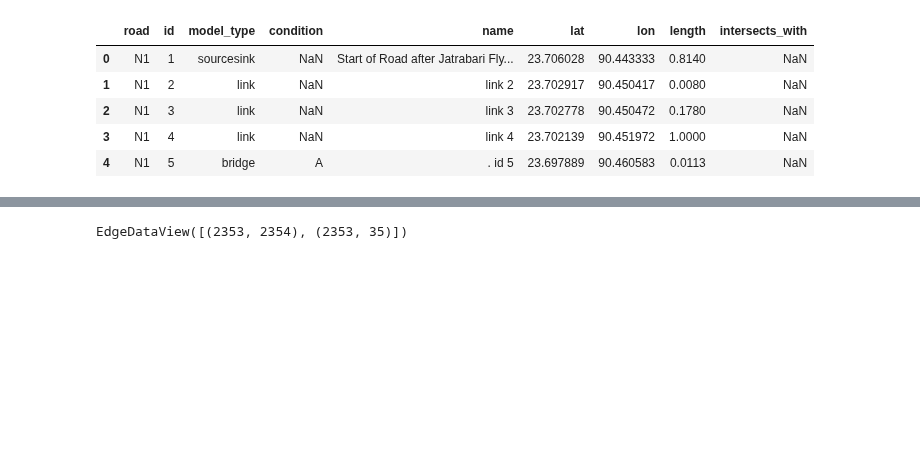
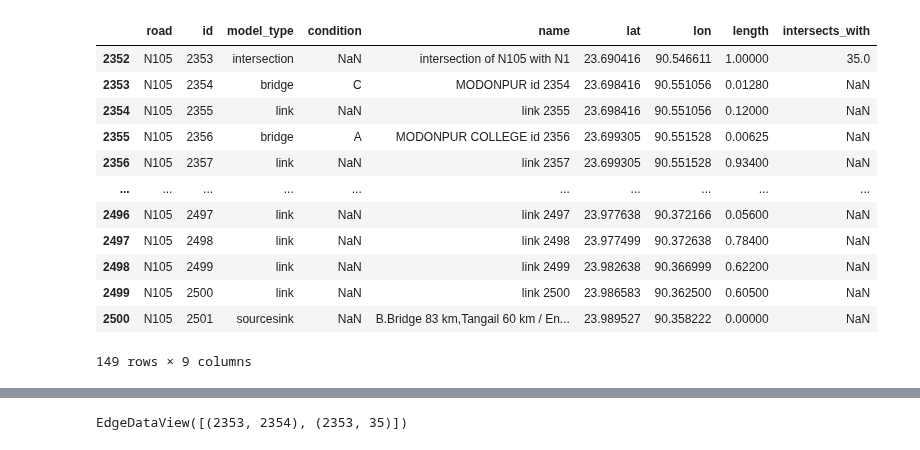
Before and after one commit to JulianvanRie/Advanced_Simulation_AS3, a Jupyter notebook: EPA133a-G2-A3/model/Julian_doet_dingen.ipynb, the cells around one changed output, grey strips where cells are left out. Cells and saved outputs as stored; diff of their text form; code cells hidden in the pictures; blank space fills up the shorter version.

```diff
--- a/EPA133a-G2-A3/model/Julian_doet_dingen.ipynb
+++ b/EPA133a-G2-A3/model/Julian_doet_dingen.ipynb
@@ -7,12 +23,19 @@ data = pd.read_csv('../data/merged_data.csv')
 # %%
-data.head(5)
+data[data['road'].str.contains('N105', na=False)]
 # %% [output]
 |  | road | id | model_type | condition | name | lat | lon | length | intersects_with |
-| 0 | N1 | 1 | sourcesink | NaN | Start of Road after Jatrabari Fly... | 23.706028 | 90.443333 | 0.8140 | NaN |
-| 1 | N1 | 2 | link | NaN | link 2 | 23.702917 | 90.450417 | 0.0080 | NaN |
-| 2 | N1 | 3 | link | NaN | link 3 | 23.702778 | 90.450472 | 0.1780 | NaN |
-| 3 | N1 | 4 | link | NaN | link 4 | 23.702139 | 90.451972 | 1.0000 | NaN |
-| 4 | N1 | 5 | bridge | A | . id 5 | 23.697889 | 90.460583 | 0.0113 | NaN |
+| 2352 | N105 | 2353 | intersection | NaN | intersection of N105 with N1 | 23.690416 | 90.546611 | 1.00000 | 35.0 |
+| 2353 | N105 | 2354 | bridge | C | MODONPUR id 2354 | 23.698416 | 90.551056 | 0.01280 | NaN |
+| 2354 | N105 | 2355 | link | NaN | link 2355 | 23.698416 | 90.551056 | 0.12000 | NaN |
+| 2355 | N105 | 2356 | bridge | A | MODONPUR COLLEGE id 2356 | 23.699305 | 90.551528 | 0.00625 | NaN |
+| 2356 | N105 | 2357 | link | NaN | link 2357 | 23.699305 | 90.551528 | 0.93400 | NaN |
+| ... | ... | ... | ... | ... | ... | ... | ... | ... | ... |
+| 2496 | N105 | 2497 | link | NaN | link 2497 | 23.977638 | 90.372166 | 0.05600 | NaN |
+| 2497 | N105 | 2498 | link | NaN | link 2498 | 23.977499 | 90.372638 | 0.78400 | NaN |
+| 2498 | N105 | 2499 | link | NaN | link 2499 | 23.982638 | 90.366999 | 0.62200 | NaN |
+| 2499 | N105 | 2500 | link | NaN | link 2500 | 23.986583 | 90.362500 | 0.60500 | NaN |
+| 2500 | N105 | 2501 | sourcesink | NaN | B.Bridge 83 km,Tangail 60 km / En... | 23.989527 | 90.358222 | 0.00000 | NaN |
+149 rows × 9 columns
 # %%
 def create_graph(data):
     G = nx.Graph()
```
Also changed, not shown: parts of 1 cell of this notebook.
